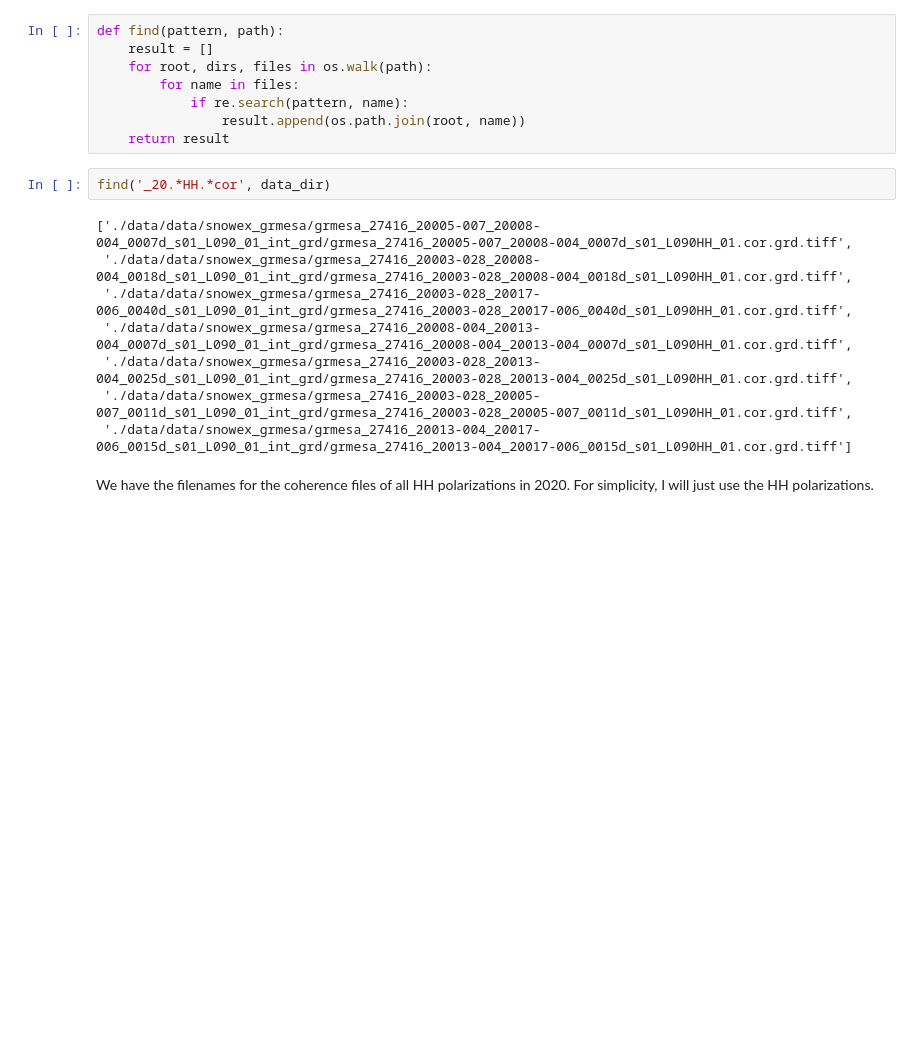
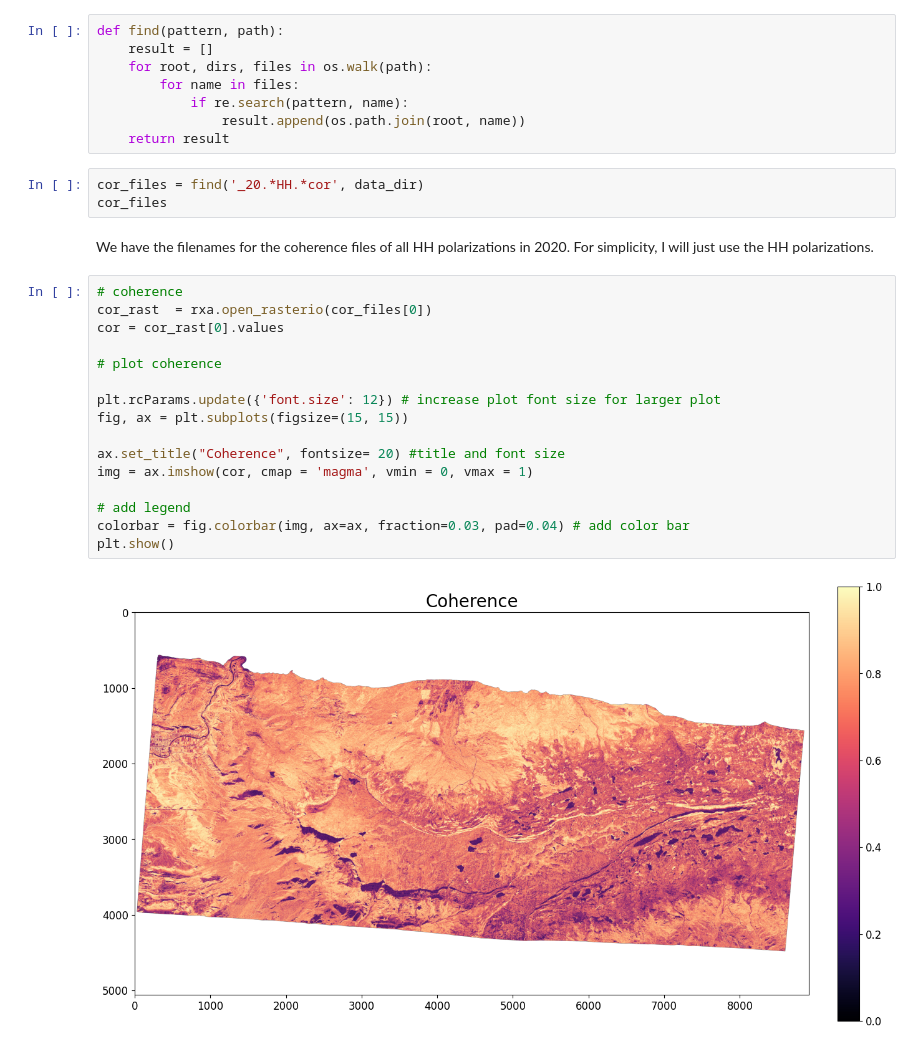
Before and after one commit to julober/snowex_uavsar_coherence, a Jupyter notebook: notebooks/grand_mesa_coherence.ipynb, the cells around one changed output. Saved outputs shown, nothing was run; the diff lists cells and outputs as text; blank space fills up the shorter version.

Commit message:
added lowman download script, work on coherence notebook

```diff
--- a/notebooks/grand_mesa_coherence.ipynb
+++ b/notebooks/grand_mesa_coherence.ipynb
@@ -28,14 +29,25 @@ def find(pattern, path):
                 result.append(os.path.join(root, name))
     return result
 # %%
-find('_20.*HH.*cor', data_dir)
+cor_files = find('_20.*HH.*cor', data_dir)
+cor_files
-# %% [output]
-['./data/data/snowex_grmesa/grmesa_27416_20005-007_20008-004_0007d_s01_L090_01_int_grd/grmesa_27416_20005-007_20008-004_0007d_s01_L090HH_01.cor.grd.tiff',
- './data/data/snowex_grmesa/grmesa_27416_20003-028_20008-004_0018d_s01_L090_01_int_grd/grmesa_27416_20003-028_20008-004_0018d_s01_L090HH_01.cor.grd.tiff',
- './data/data/snowex_grmesa/grmesa_27416_20003-028_20017-006_0040d_s01_L090_01_int_grd/grmesa_27416_20003-028_20017-006_0040d_s01_L090HH_01.cor.grd.tiff',
- './data/data/snowex_grmesa/grmesa_27416_20008-004_20013-004_0007d_s01_L090_01_int_grd/grmesa_27416_20008-004_20013-004_0007d_s01_L090HH_01.cor.grd.tiff',
- './data/data/snowex_grmesa/grmesa_27416_20003-028_20013-004_0025d_s01_L090_01_int_grd/grmesa_27416_20003-028_20013-004_0025d_s01_L090HH_01.cor.grd.tiff',
- './data/data/snowex_grmesa/grmesa_27416_20003-028_20005-007_0011d_s01_L090_01_int_grd/grmesa_27416_20003-028_20005-007_0011d_s01_L090HH_01.cor.grd.tiff',
- './data/data/snowex_grmesa/grmesa_27416_20013-004_20017-006_0015d_s01_L090_01_int_grd/grmesa_27416_20013-004_20017-006_0015d_s01_L090HH_01.cor.grd.tiff']
 # %% [markdown]
 We have the filenames for the coherence files of all HH polarizations in 2020. For simplicity, I will just use the HH polarizations.
+# %%
+# coherence
+cor_rast  = rxa.open_rasterio(cor_files[0])
+cor = cor_rast[0].values
+
+# plot coherence
+
+plt.rcParams.update({'font.size': 12}) # increase plot font size for larger plot
+fig, ax = plt.subplots(figsize=(15, 15))
+
+ax.set_title("Coherence", fontsize= 20) #title and font size
+img = ax.imshow(cor, cmap = 'magma', vmin = 0, vmax = 1)
+
+# add legend
+colorbar = fig.colorbar(img, ax=ax, fraction=0.03, pad=0.04) # add color bar
+plt.show()
+# %% [output]
+[figure, added]
```
Also changed, not shown: parts of 1 cell of this notebook, 2 other files.
